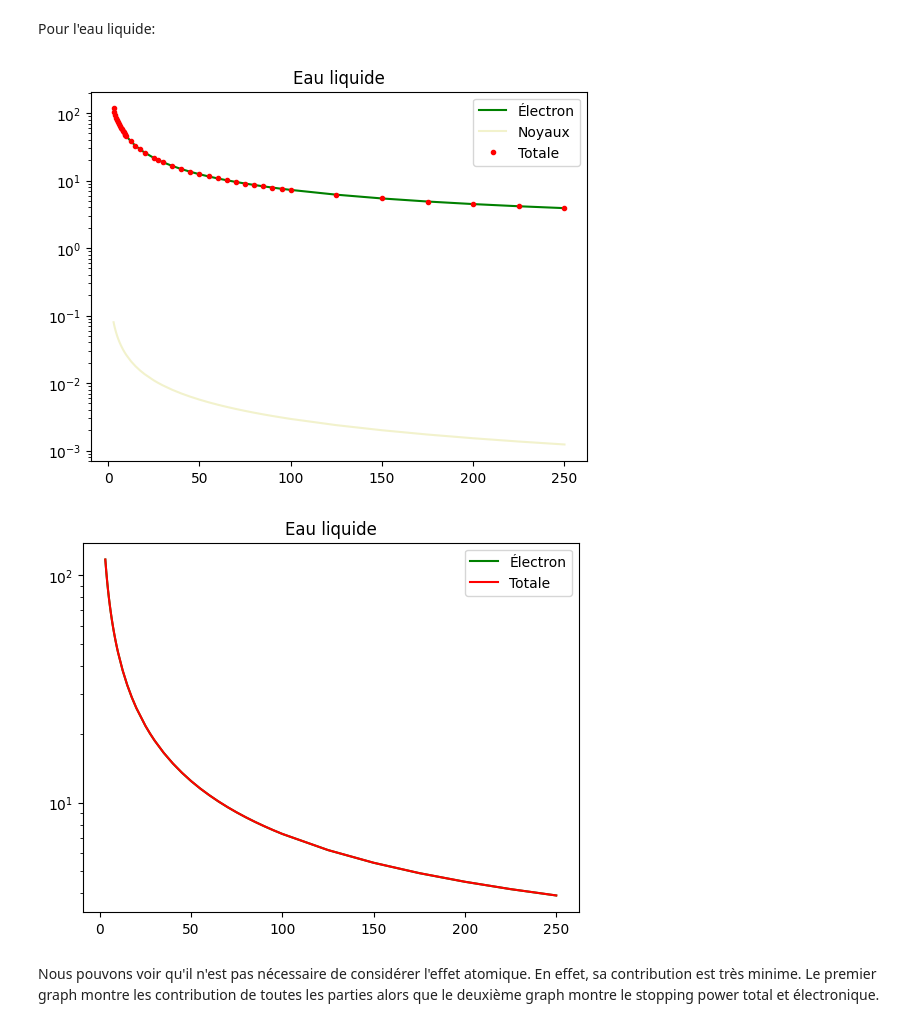
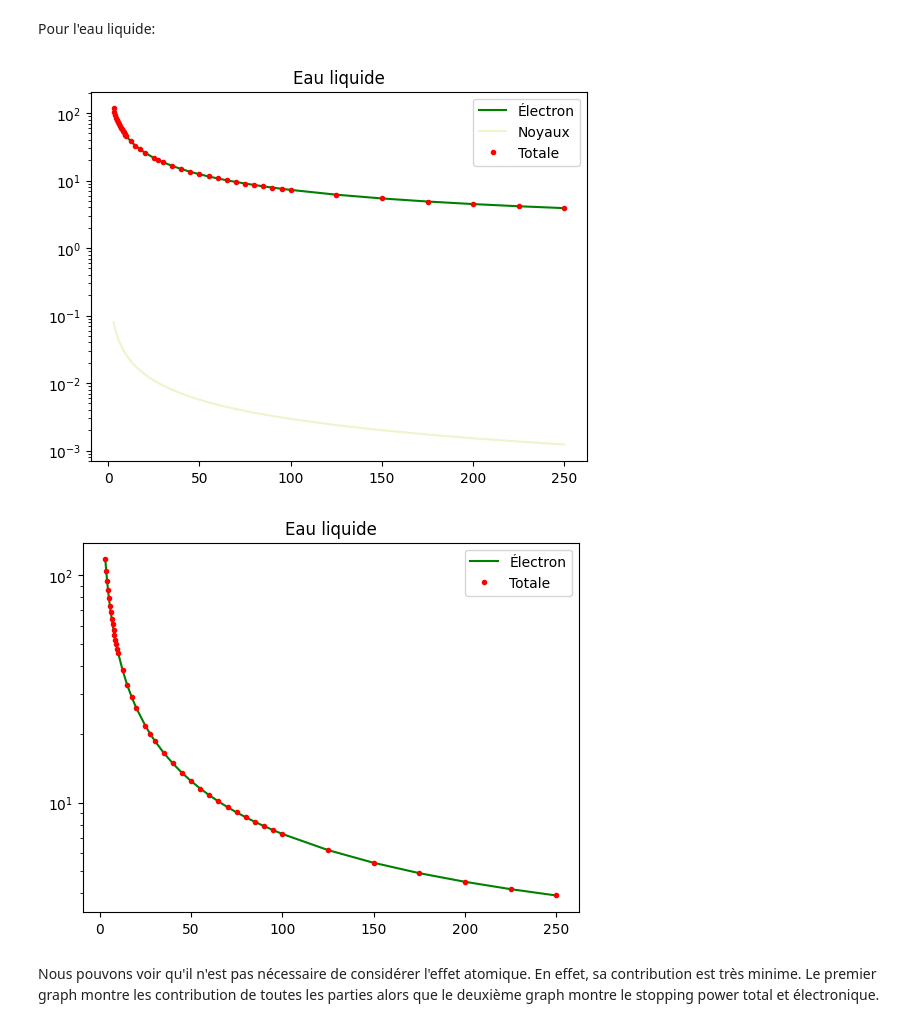
Before and after one commit to craqu/TP_PhysNum, a Jupyter notebook: TP1_AntoineVeillette_EmilePoirier_MichaelHudon.ipynb, the cells around one changed output. Drawn from its saved outputs; the diff is of its cells as text; code cells hidden in the pictures.

```diff
--- a/TP1_AntoineVeillette_EmilePoirier_MichaelHudon.ipynb
+++ b/TP1_AntoineVeillette_EmilePoirier_MichaelHudon.ipynb
@@ -145,27 +143,27 @@ Pour l'eau liquide:
 # %%
 Ke_Mev_eau_liquide, \
 Stopping_power_Electronic_eau_liquide, \
 Stopping_power_Nuclear_eau_liquide, \
 Stopping_power_total_eau_liquide = np.loadtxt("data_eau_liquide.txt", unpack=True)
 
 plt.title("Eau liquide")
 
 plt.semilogy(Ke_Mev_eau_liquide, Stopping_power_Electronic_eau_liquide,'g',label="Électron")
 plt.semilogy(Ke_Mev_eau_liquide, Stopping_power_Nuclear_eau_liquide, 'y', alpha=0.2,label="Noyaux")
 plt.semilogy(Ke_Mev_eau_liquide, Stopping_power_total_eau_liquide, '.r',label="Totale")
 plt.legend()
 plt.show()
 
 plt.title("Eau liquide")
 
 plt.semilogy(Ke_Mev_eau_liquide, Stopping_power_Electronic_eau_liquide, 'g',label="Électron")
-plt.semilogy(Ke_Mev_eau_liquide, Stopping_power_total_eau_liquide, 'r-',label="Totale")
+plt.semilogy(Ke_Mev_eau_liquide, Stopping_power_total_eau_liquide, '.r',label="Totale")
 plt.legend()
 
 plt.show()
 # %% [output]
 [figure]
-[figure, old version]
+[figure, new version]
 # %% [markdown]
 Nous pouvons voir qu'il n'est pas nécessaire de considérer l'effet atomique. En effet, sa contribution est très minime. Le premier graph montre les contribution de toutes les parties alors que le deuxième graph montre le stopping power total et électronique.
 # %% [markdown]
```
Also changed, not shown: parts of 2 cells of this notebook.
